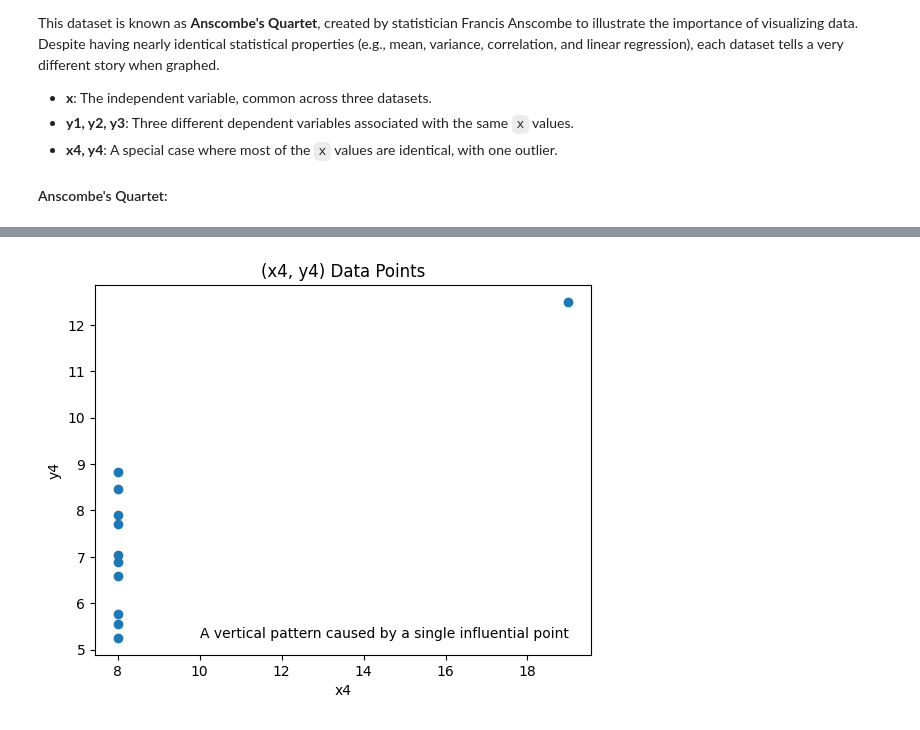
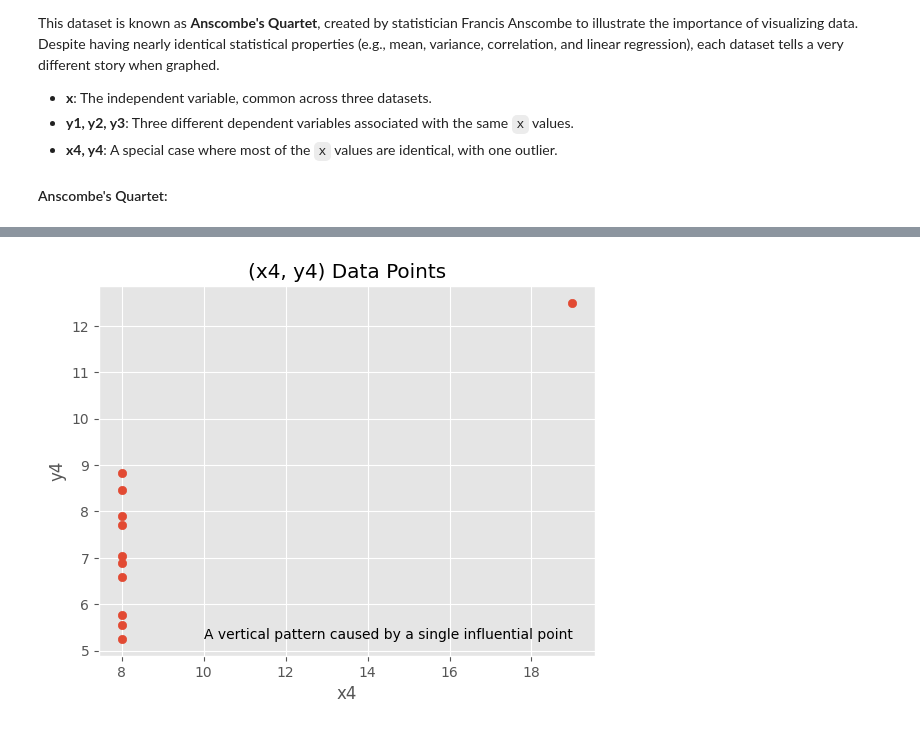
Before and after one commit to kamangirkhan/Data110, a Jupyter notebook: ArashNateghian_data110_week2_sp25.ipynb, the cells around one changed output, grey strips where cells are left out. Cells and saved outputs as stored; diff of their text form; code cells hidden in the pictures.

```diff
--- a/ArashNateghian_data110_week2_sp25.ipynb
+++ b/ArashNateghian_data110_week2_sp25.ipynb
@@ -188,12 +188,14 @@ plt.show()
 # %%
 # Dataset 4: A vertical pattern caused by a single influential point
 
+plt.style.available
+plt.style.use('ggplot')
 plt.scatter(x4, y4)
 plt.xlabel('x4')
 plt.ylabel('y4')
 plt.title('(x4, y4) Data Points')
 plt.text(max(x) -4, min(y1) +1, s="A vertical pattern caused by a single influential point")
 plt.show()
 # %% [output]
-[figure, old version]
+[figure, new version]
 # %%
```
Also changed, not shown: parts of 7 cells of this notebook.
